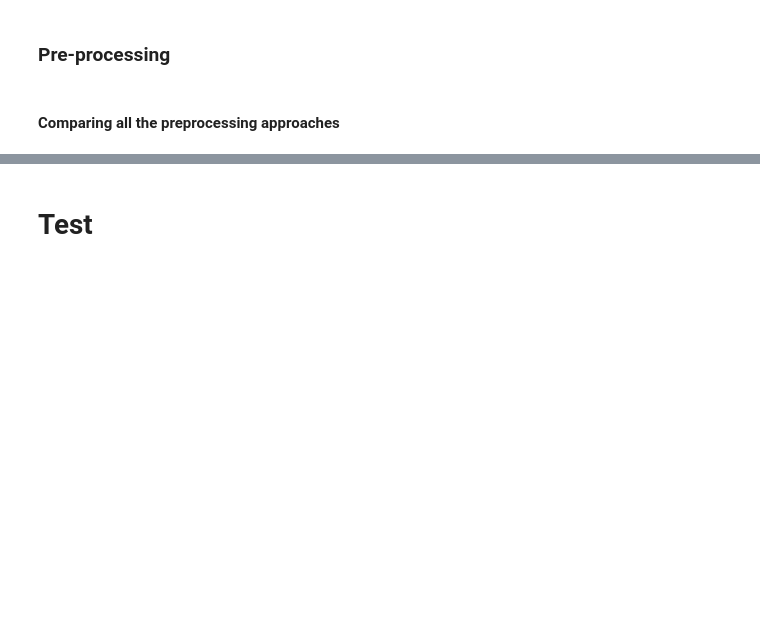
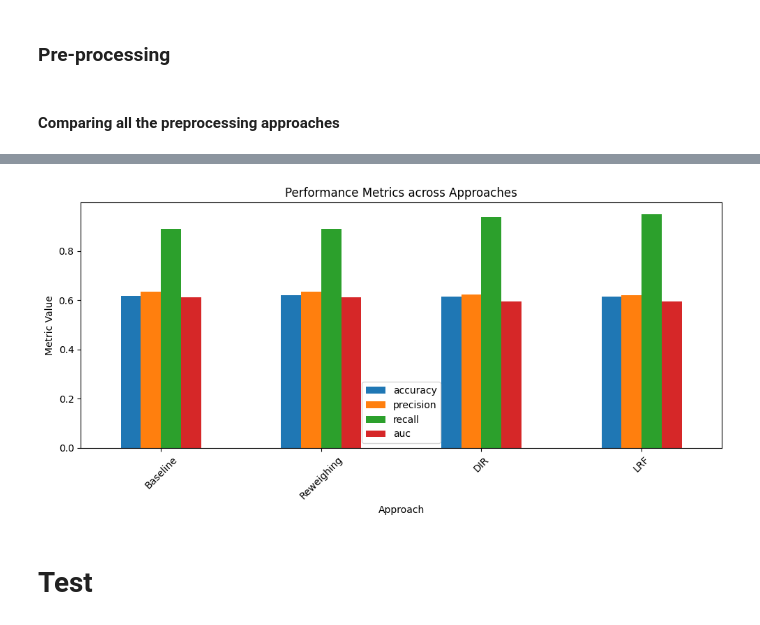
Before and after one commit to kor80/Fair-Candidate-Screening-System, a Jupyter notebook: main.ipynb, the cells around one changed output, grey strips where cells are left out. Cells and saved outputs as stored; diff of their text form; code cells hidden in the pictures; blank space fills up the shorter version.

```diff
--- a/main.ipynb
+++ b/main.ipynb
@@ -1080,3 +1133,29 @@ plt.bar(results['Approach'], results['SPD']);
+# %%
+mean_performance_metrics = {}
+for approach in performance_metrics:
+    # All folds for this approach
+    metrics_list = performance_metrics[approach]
+    # Average over folds for each metric key
+    aggregated = {
+        metric: np.mean([fold_metrics[metric] for fold_metrics in metrics_list])
+        for metric in metrics_list[0].keys()
+    }
+    mean_performance_metrics[approach] = aggregated
+
+perf_df = pd.DataFrame([
+    dict(Approach=ap, **mean_performance_metrics[ap])
+    for ap in mean_performance_metrics
+])
+
+plt.figure(figsize=(10, 5))
+perf_df.set_index('Approach').plot(kind='bar', ax=plt.gca())
+plt.title("Performance Metrics across Approaches")
+plt.ylabel("Metric Value")
+plt.xticks(rotation=45)
+plt.tight_layout()
+plt.show()
+# %% [output]
+[figure, added]
 # %% [markdown]
 # Test
 # %%
```
Also changed, not shown: parts of 4 cells of this notebook.
